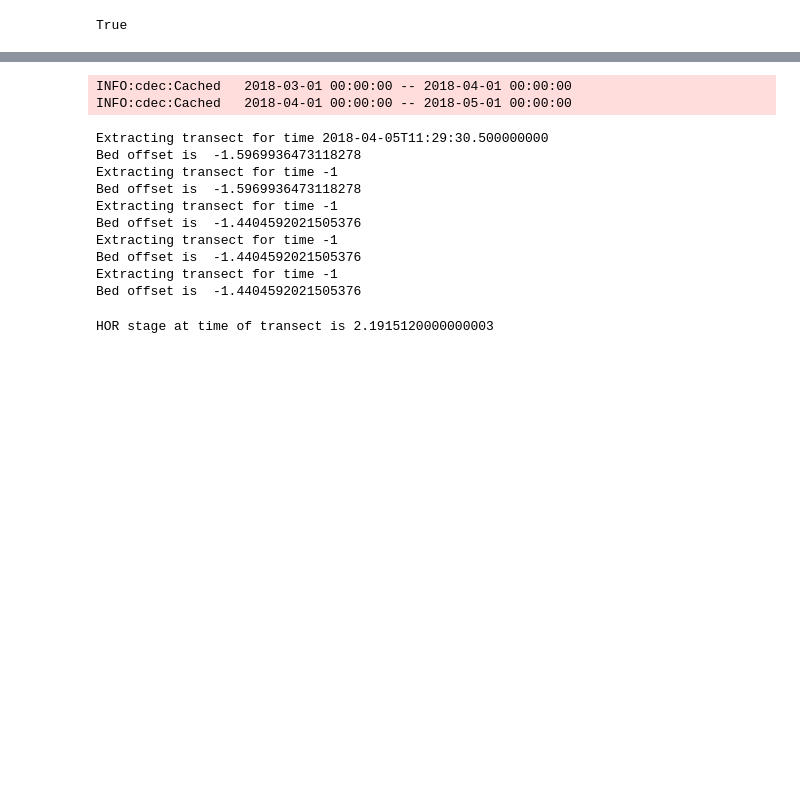
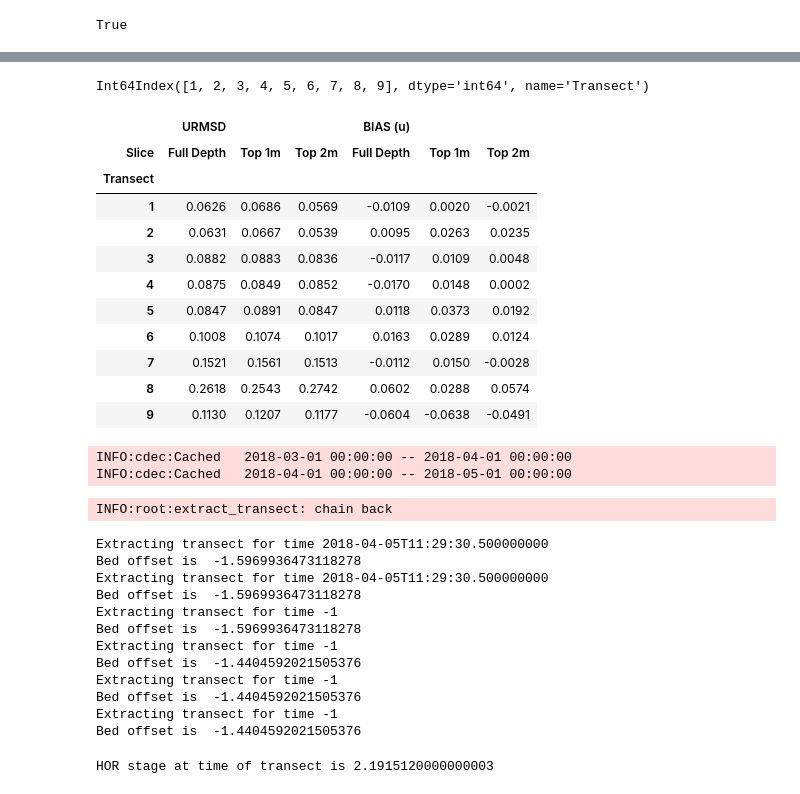
Before and after one commit to rustychris/hor_flow_and_salmon, a Jupyter notebook: model/suntans/calibration.ipynb, the cells around one changed output, grey strips where cells are left out. Saved outputs shown, nothing was run; the diff lists cells and outputs as text; code cells hidden in the pictures; blank space fills up the shorter version.

```diff
--- a/model/suntans/calibration.ipynb
+++ b/model/suntans/calibration.ipynb
@@ -454,3 +631,35 @@ Bed offset is  -1.3951065207207205
+# %%
+df.index+1
+# %% [output]
+Int64Index([1, 2, 3, 4, 5, 6, 7, 8, 9], dtype='int64', name='Transect')
+# %%
+# Same thing, but as a table:
+sub_ds=ds_metrics.isel(model=0)
+sub_ds['slice']=sub_ds.slice_nice
+sub_ds=sub_ds.rename({'ub_rmse':'URMSD',
+                      'bias_u':'BIAS (u)',
+                      'transect':'Transect',
+                      'slice':'Slice'})
+df=sub_ds.to_dataframe()
+df=df.loc[:,['URMSD','BIAS (u)']]
+df=df.unstack('Slice')
+df=df.set_index(df.index+1)
+
+pd.set_option('precision',4)
+df
+# %% [output]
+|  | URMSD |  |  | BIAS (u) |  |  |
+| Slice | Full Depth | Top 1m | Top 2m | Full Depth | Top 1m | Top 2m |
+| Transect |  |  |  |  |  |  |
+| 1 | 0.0626 | 0.0686 | 0.0569 | -0.0109 | 0.0020 | -0.0021 |
+| 2 | 0.0631 | 0.0667 | 0.0539 | 0.0095 | 0.0263 | 0.0235 |
+| 3 | 0.0882 | 0.0883 | 0.0836 | -0.0117 | 0.0109 | 0.0048 |
+| 4 | 0.0875 | 0.0849 | 0.0852 | -0.0170 | 0.0148 | 0.0002 |
+| 5 | 0.0847 | 0.0891 | 0.0847 | 0.0118 | 0.0373 | 0.0192 |
+| 6 | 0.1008 | 0.1074 | 0.1017 | 0.0163 | 0.0289 | 0.0124 |
+| 7 | 0.1521 | 0.1561 | 0.1513 | -0.0112 | 0.0150 | -0.0028 |
+| 8 | 0.2618 | 0.2543 | 0.2742 | 0.0602 | 0.0288 | 0.0574 |
+| 9 | 0.1130 | 0.1207 | 0.1177 | -0.0604 | -0.0638 | -0.0491 |
 # %%
 for tran in all_trans:
     if tran.z_ctr.attrs.get('positive','up')=='down':
@@ -504,22 +713,24 @@ for m in vert_models:
     except AttributeError:
         m.label=os.path.basename(m.run_dir)
 # %%
-obs_tran=obs_trans[3].copy()
-smooth_adcp(obs_tran,wx=15,wz=0)
+obs_tran=smooth_adcp(obs_trans[3],wx=15,wz=0)
 
 mod_trans=[extract_to_match_obs(obs_tran,model)
            for model in vert_models]
 # %% [output]
-Extracting transect for time 2018-04-05T11:29:30.500000000
-Bed offset is  -1.5969936473118278
-Extracting transect for time -1
-Bed offset is  -1.5969936473118278
-Extracting transect for time -1
-Bed offset is  -1.4404592021505376
-Extracting transect for time -1
-Bed offset is  -1.4404592021505376
-Extracting transect for time -1
-Bed offset is  -1.4404592021505376
+INFO:root:extract_transect: chain back
+Extracting transect for time 2018-04-05T11:29:30.500000000
+Bed offset is  -1.5969936473118278
+Extracting transect for time 2018-04-05T11:29:30.500000000
+Bed offset is  -1.5969936473118278
+Extracting transect for time -1
+Bed offset is  -1.5969936473118278
+Extracting transect for time -1
+Bed offset is  -1.4404592021505376
+Extracting transect for time -1
+Bed offset is  -1.4404592021505376
+Extracting transect for time -1
+Bed offset is  -1.4404592021505376
 # %%
 tidx=utils.nearest(stage_or.time, obs_tran.time)
 stage_or_now=0.3048*stage_or.sensor0001.values[tidx]
```
Also changed, not shown: parts of 36 cells of this notebook, 4 other files.
